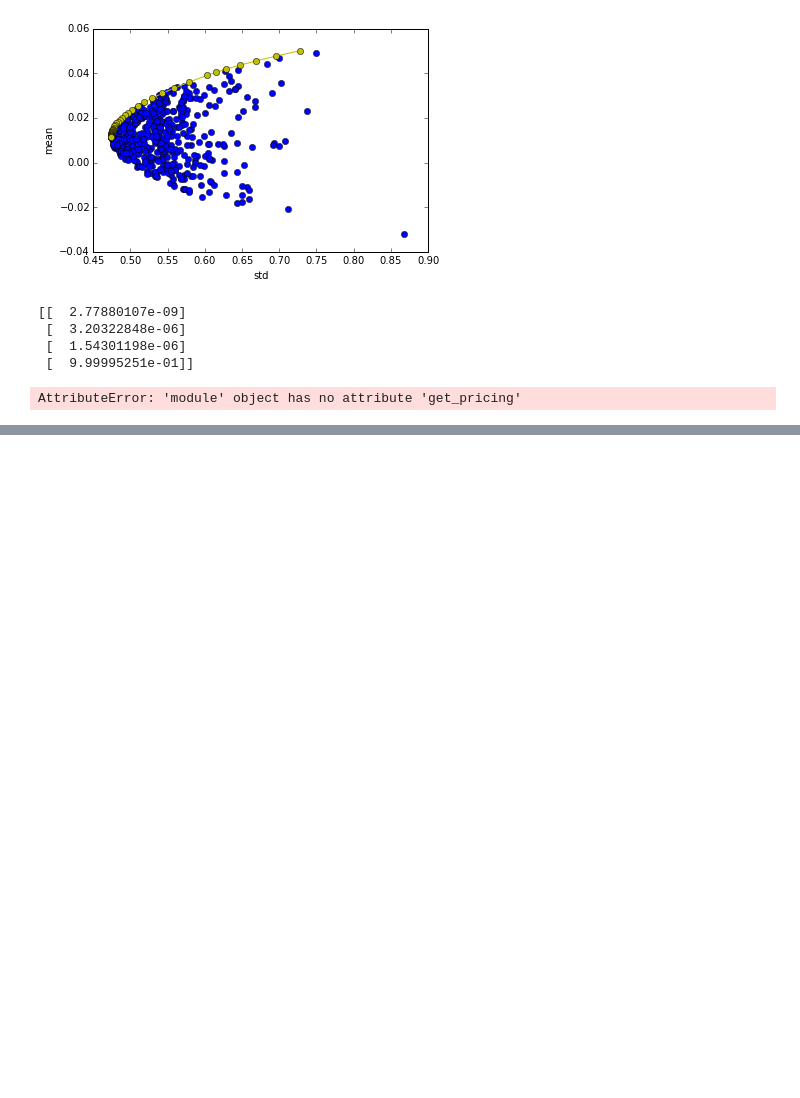
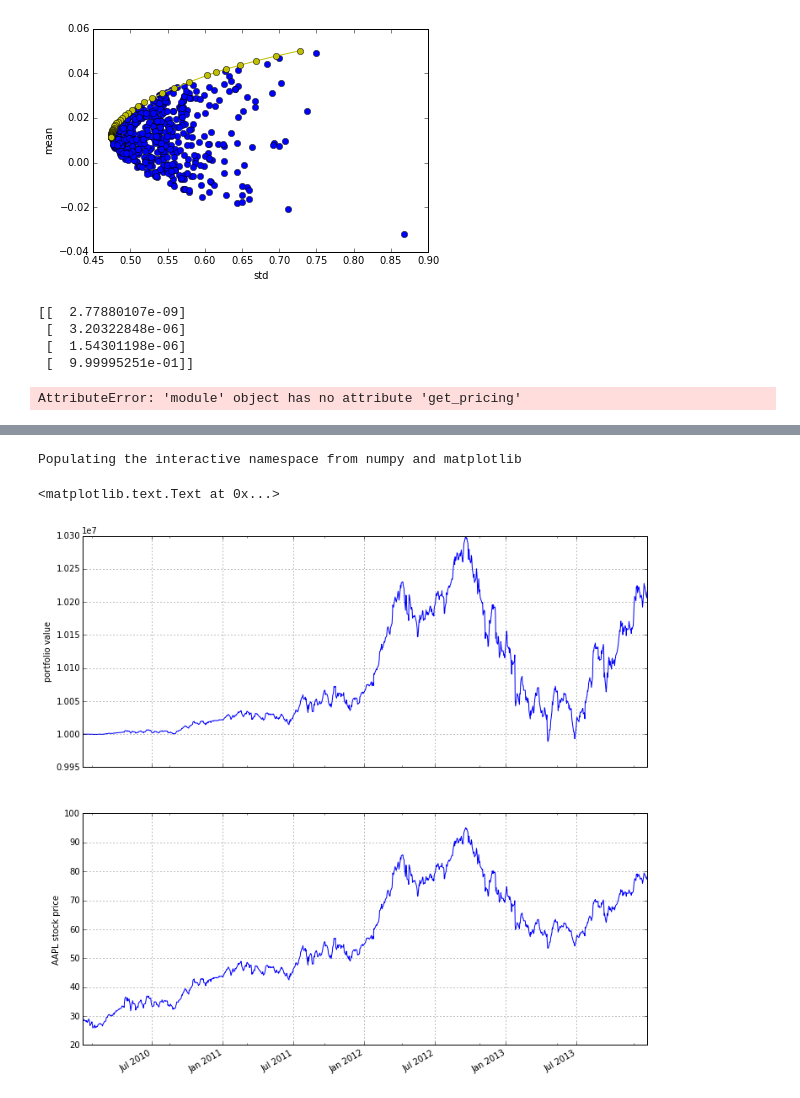
Before and after one commit to velosipeds/forex, a Jupyter notebook: Trading_Scripts/Zack/Zipline/Markowitz Port Optimization.ipynb, the cells around one changed output, grey strips where cells are left out. Cells and saved outputs as stored; diff of their text form; code cells hidden in the pictures; blank space fills up the shorter version.

```diff
--- a/Trading_Scripts/Zack/Zipline/Markowitz Port Optimization.ipynb
+++ b/Trading_Scripts/Zack/Zipline/Markowitz Port Optimization.ipynb
@@ -240,0 +232,15 @@ dir(zipline.data)
+# %%
+%pylab inline
+figsize(12, 12)
+import matplotlib.pyplot as plt
+
+ax1 = plt.subplot(211)
+perf_ipython.portfolio_value.plot(ax=ax1)
+ax1.set_ylabel('portfolio value')
+ax2 = plt.subplot(212, sharex=ax1)
+perf_ipython.AAPL.plot(ax=ax2)
+ax2.set_ylabel('AAPL stock price')
+# %% [output]
+Populating the interactive namespace from numpy and matplotlib
+<matplotlib.text.Text at 0x...>
+[figure, added]
```
Also changed, not shown: parts of 6 cells of this notebook, 4 other files.
